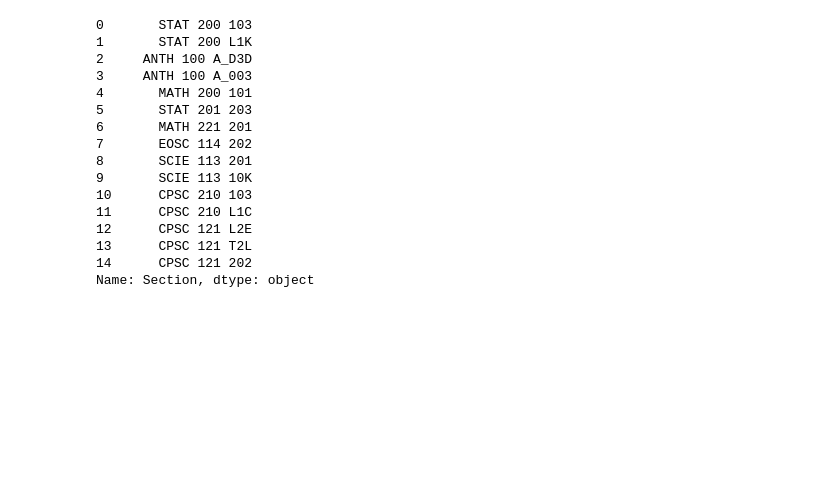
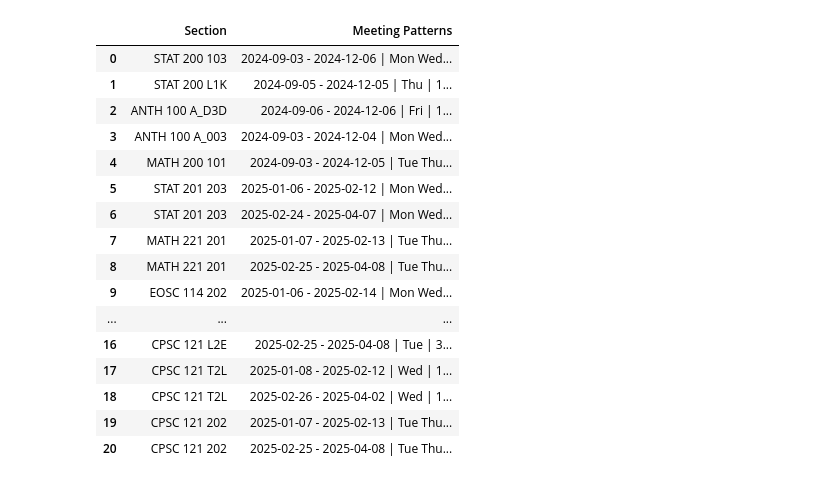
Before and after one commit to andrei-doroteo/.adoroteo01_workday_to_calendar, a Jupyter notebook: schedule.ipynb, the cells around one changed output. Saved outputs shown, nothing was run; the diff lists cells and outputs as text; code cells hidden in the pictures; blank space fills up the shorter version.

```diff
--- a/schedule.ipynb
+++ b/schedule.ipynb
@@ -45,0 +50,3 @@ def get_name(section:str, name:str="") -> str:
+# %%
+data_cleaned = data_filtered.dropna()
+data_cleaned
@@ -45,0 +69,3 @@ def get_name(section:str, name:str="") -> str:
+# %%
+data_dict = data_cleaned.to_dict(orient='records')
+data_dict
@@ -45,0 +90,3 @@ def get_name(section:str, name:str="") -> str:
+# %%
+data_dict_split = manipulator.split_meeting_patterns(data_dict)
+data_dict_split
@@ -45,0 +111,4 @@ def get_name(section:str, name:str="") -> str:
+# %%
+data_as_dataframe = DataFrame(data_dict_split)
+
+data_as_dataframe
@@ -46,21 +133,22 @@ def get_name(section:str, name:str="") -> str:
 # %%
-dataframe_names = dataframe["Section"].apply(get_name)
+data_as_dataframe["Section"] = data_as_dataframe["Section"].apply(conversions.get_name)
 
-dataframe_names
+data_as_dataframe
 # %% [output]
-0       STAT 200 103
-1       STAT 200 L1K
-2     ANTH 100 A_D3D
-3     ANTH 100 A_003
-4       MATH 200 101
-5       STAT 201 203
-6       MATH 221 201
-7       EOSC 114 202
-8       SCIE 113 201
-9       SCIE 113 10K
-10      CPSC 210 103
-11      CPSC 210 L1C
-12      CPSC 121 L2E
-13      CPSC 121 T2L
-14      CPSC 121 202
-Name: Section, dtype: object
+|  | Section | Meeting Patterns |
+| 0 | STAT 200 103 | 2024-09-03 - 2024-12-06 | Mon Wed... |
+| 1 | STAT 200 L1K | 2024-09-05 - 2024-12-05 | Thu | 1... |
+| 2 | ANTH 100 A_D3D | 2024-09-06 - 2024-12-06 | Fri | 1... |
+| 3 | ANTH 100 A_003 | 2024-09-03 - 2024-12-04 | Mon Wed... |
+| 4 | MATH 200 101 | 2024-09-03 - 2024-12-05 | Tue Thu... |
+| 5 | STAT 201 203 | 2025-01-06 - 2025-02-12 | Mon Wed... |
+| 6 | STAT 201 203 | 2025-02-24 - 2025-04-07 | Mon Wed... |
+| 7 | MATH 221 201 | 2025-01-07 - 2025-02-13 | Tue Thu... |
+| 8 | MATH 221 201 | 2025-02-25 - 2025-04-08 | Tue Thu... |
+| 9 | EOSC 114 202 | 2025-01-06 - 2025-02-14 | Mon Wed... |
+| ... | ... | ... |
+| 16 | CPSC 121 L2E | 2025-02-25 - 2025-04-08 | Tue | 3... |
+| 17 | CPSC 121 T2L | 2025-01-08 - 2025-02-12 | Wed | 1... |
+| 18 | CPSC 121 T2L | 2025-02-26 - 2025-04-02 | Wed | 1... |
+| 19 | CPSC 121 202 | 2025-01-07 - 2025-02-13 | Tue Thu... |
+| 20 | CPSC 121 202 | 2025-02-25 - 2025-04-08 | Tue Thu... |
```
Also changed, not shown: parts of 18 cells of this notebook.
